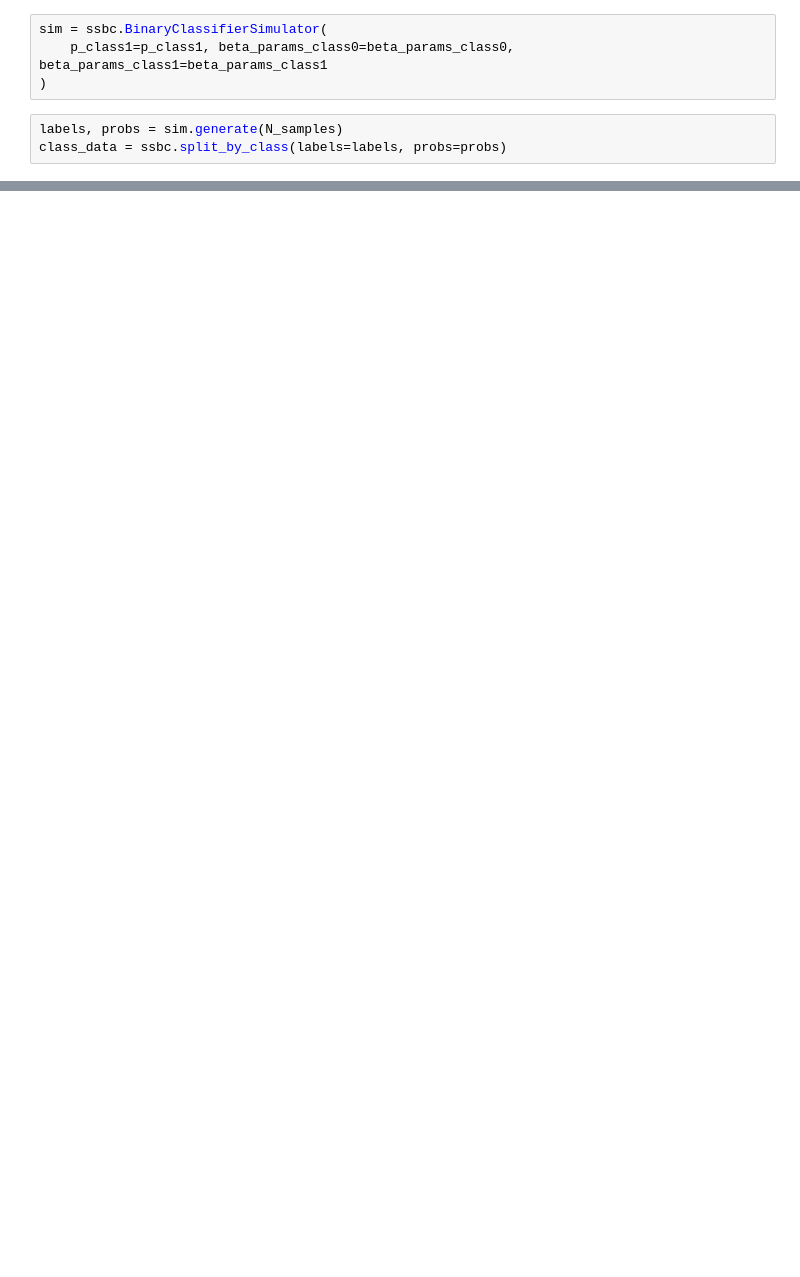
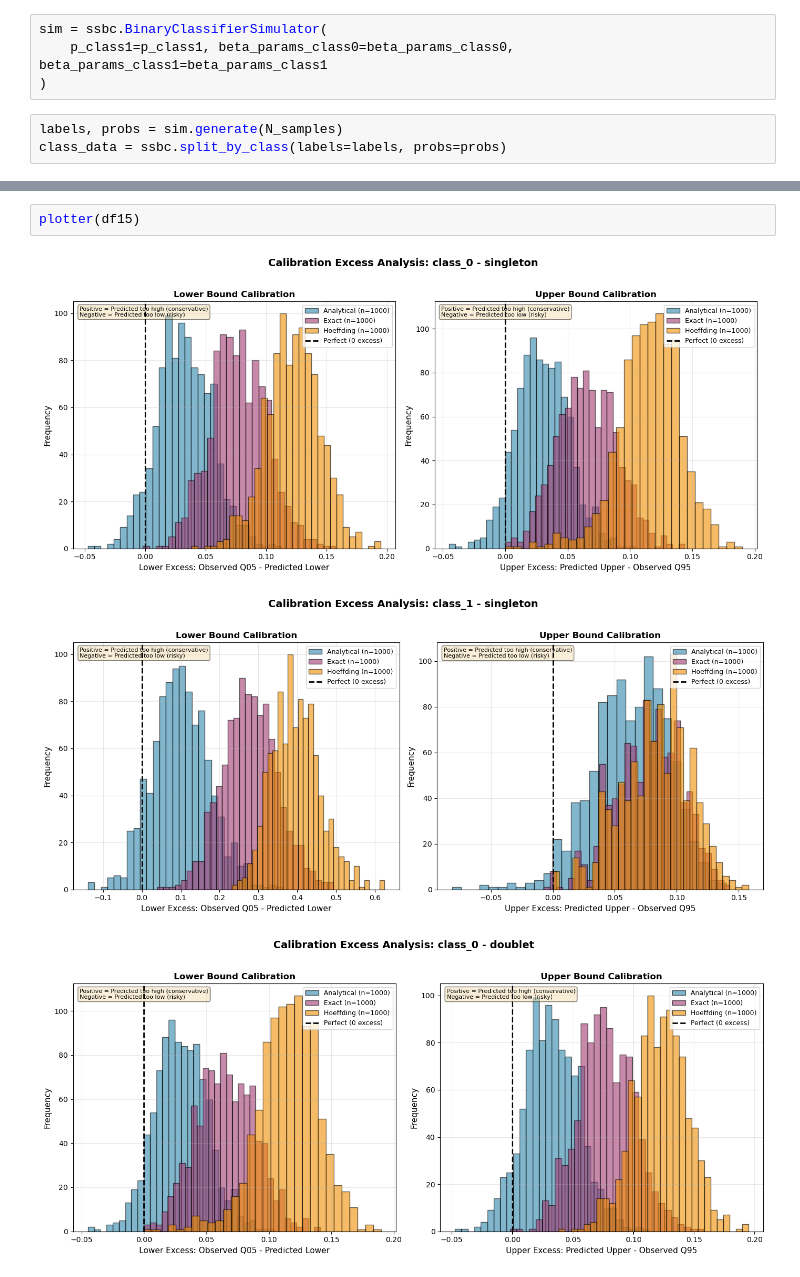
Before and after one commit to phzwart/ssbc, a Jupyter notebook: examples/operational_guarantees_2.ipynb, the cells around one changed output, grey strips where cells are left out. Cells and saved outputs as stored; diff of their text form; blank space fills up the shorter version.

```diff
--- a/examples/operational_guarantees_2.ipynb
+++ b/examples/operational_guarantees_2.ipynb
@@ -234,0 +207,6 @@ plot_calibration_excess(df_m_single_e, scope='marginal', metric='singleton_error
+# %%
+plotter(df15)
+# %% [output]
+[figure, added]
+[figure, added]
+[figure, added]
```
Also changed, not shown: parts of 14 cells of this notebook, 2 other files.
